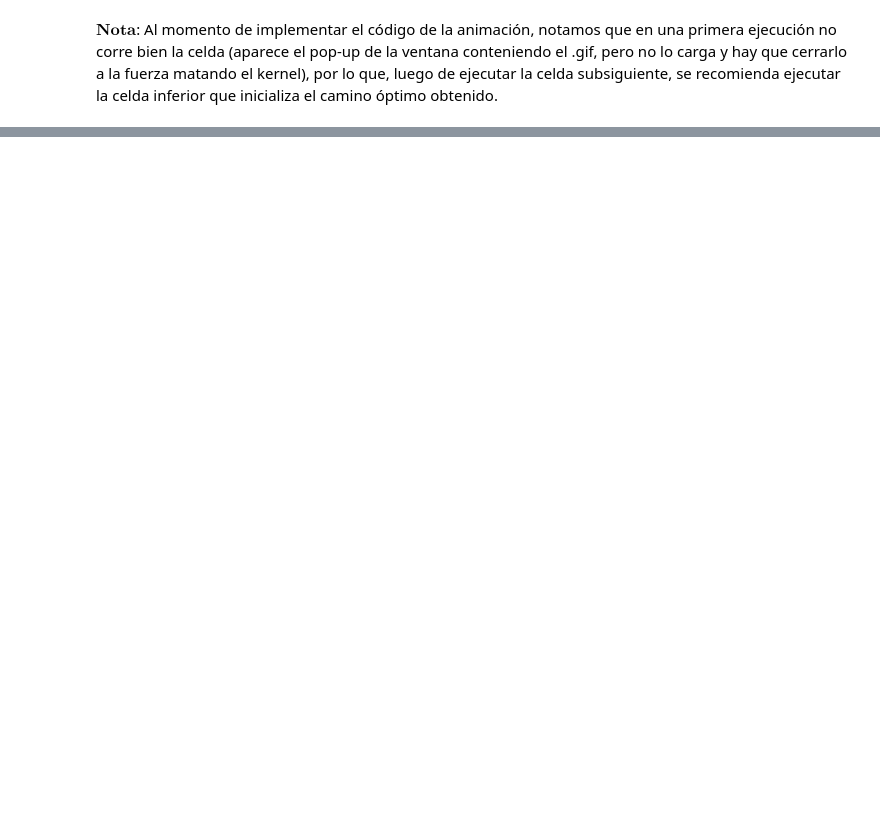
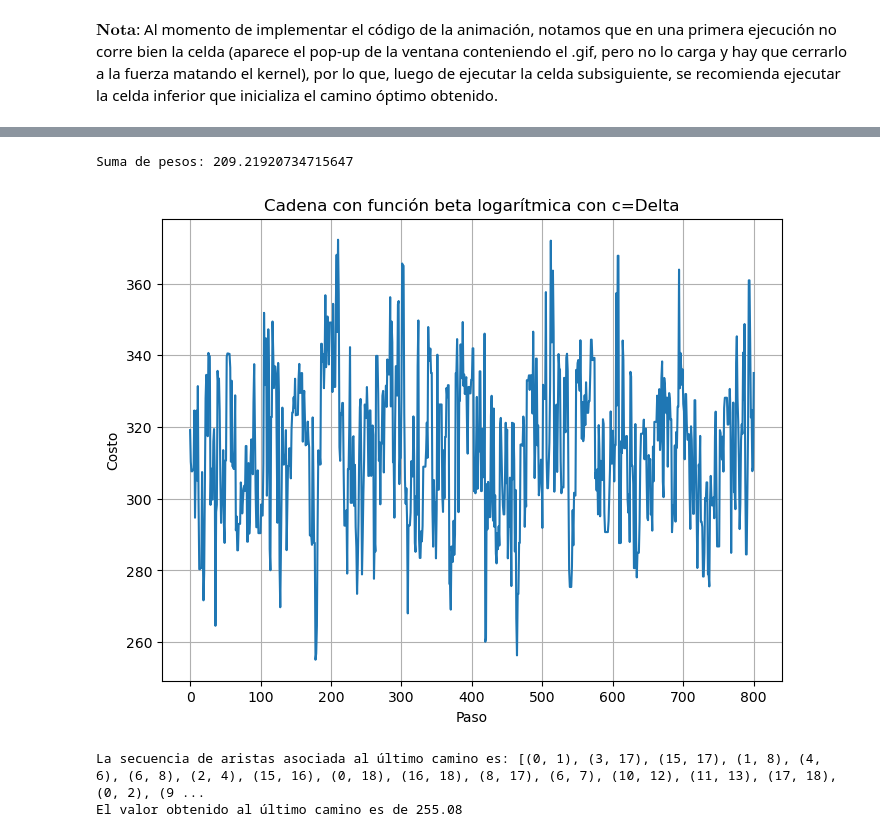
Before and after one commit to BrunoSkarmeta/CPP-SA, a Jupyter notebook: algoritmo.ipynb, the cells around one changed output, grey strips where cells are left out. Cells and saved outputs as stored; diff of their text form; code cells hidden in the pictures; blank space fills up the shorter version.

```diff
--- a/algoritmo.ipynb
+++ b/algoritmo.ipynb
@@ -381,0 +482,48 @@ plt.show()
+# %%
+total_weight = sum(data['weight'] for _, _, data in G.edges(data=True))
+
+print(f"Suma de pesos: {total_weight}")
+
+Delta = 19*total_weight
+# %% [output]
+Suma de pesos: 209.21920734715647
+# %%
+#funciones beta por comparar
+def beta_lin(n,c):
+    return n/c
+def beta_log(n,c):
+    return (1/c)*np.log(1+n)
+def beta_cuad(n):
+    return n**(2)
+def beta_exp(n):
+    return 3**n
+
+# beta lineal con c=1
+def f1(n, c=1):
+    return beta_lin(n,c)
+# beta lineal con c fijo como una cota para la oscilación (en este caso, tomamos c=100)
+def f2(n, c=Delta):
+    return beta_lin(n,c)
+# beta logaritmico con c fijo como la cota para la oscilación.
+def f3(n, c=Delta):
+    return beta_log(n,c)
+# %%
+#funcion beta logarítmica con constante Delta
+I=800
+paths, costos = CM(I, f3, path_inicial, G, D)
+plt.figure(figsize=(8, 6))
+plt.plot(costos)
+plt.grid()
+plt.title('Cadena con función beta logarítmica con c=Delta')
+plt.ylabel('Costo')
+plt.xlabel('Paso')
+plt.show()
+
+opt0=min(costos)
+opt_path0 = paths[-1]
+print("La secuencia de aristas asociada al último camino es:", opt_path0)
+print('El valor obtenido al último camino es de {}'.format(round(opt0,2)))
+# %% [output]
+[figure, added]
+La secuencia de aristas asociada al último camino es: [(0, 1), (3, 17), (15, 17), (1, 8), (4, 6), (6, 8), (2, 4), (15, 16), (0, 18), (16, 18), (8, 17), (6, 7), (10, 12), (11, 13), (17, 18), (0, 2), (9 ...
+El valor obtenido al último camino es de 255.08
```
Also changed, not shown: parts of 42 cells of this notebook, 2 other files.
